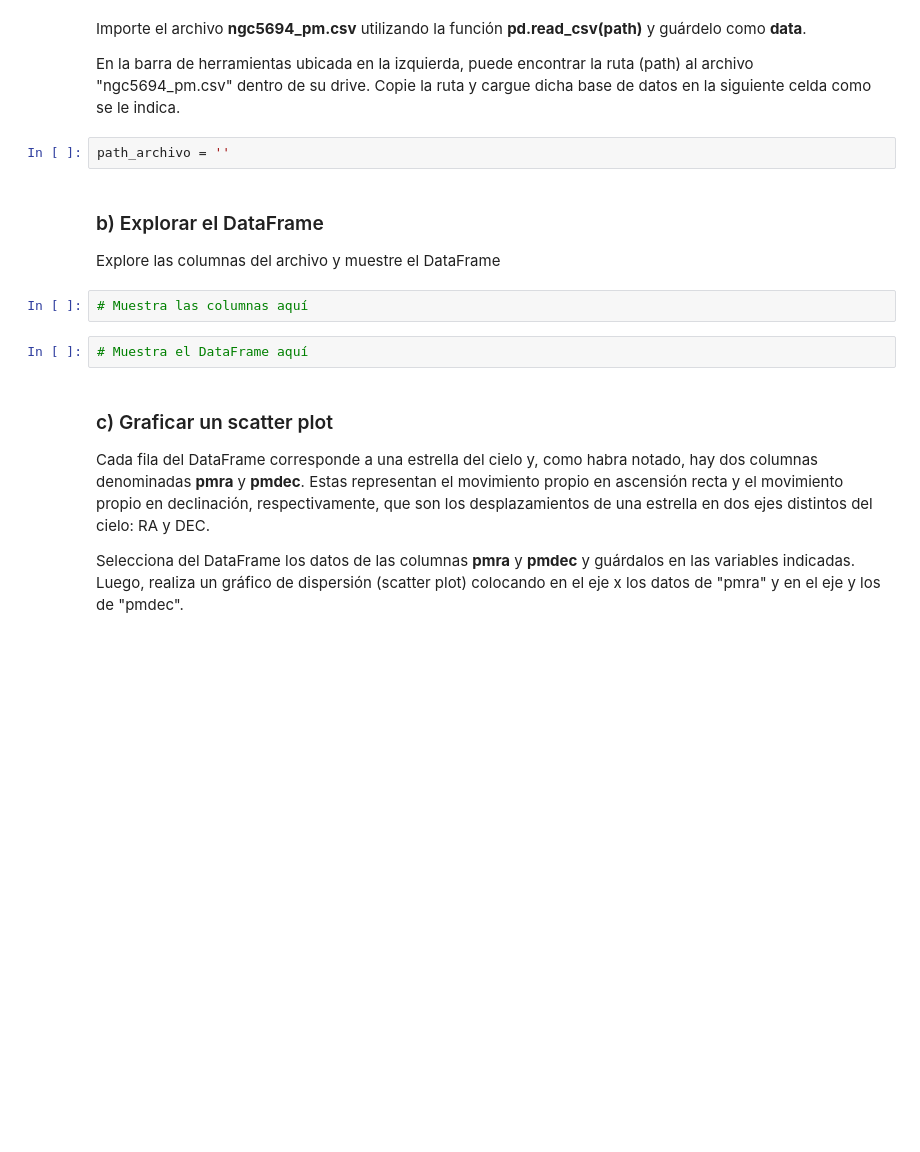
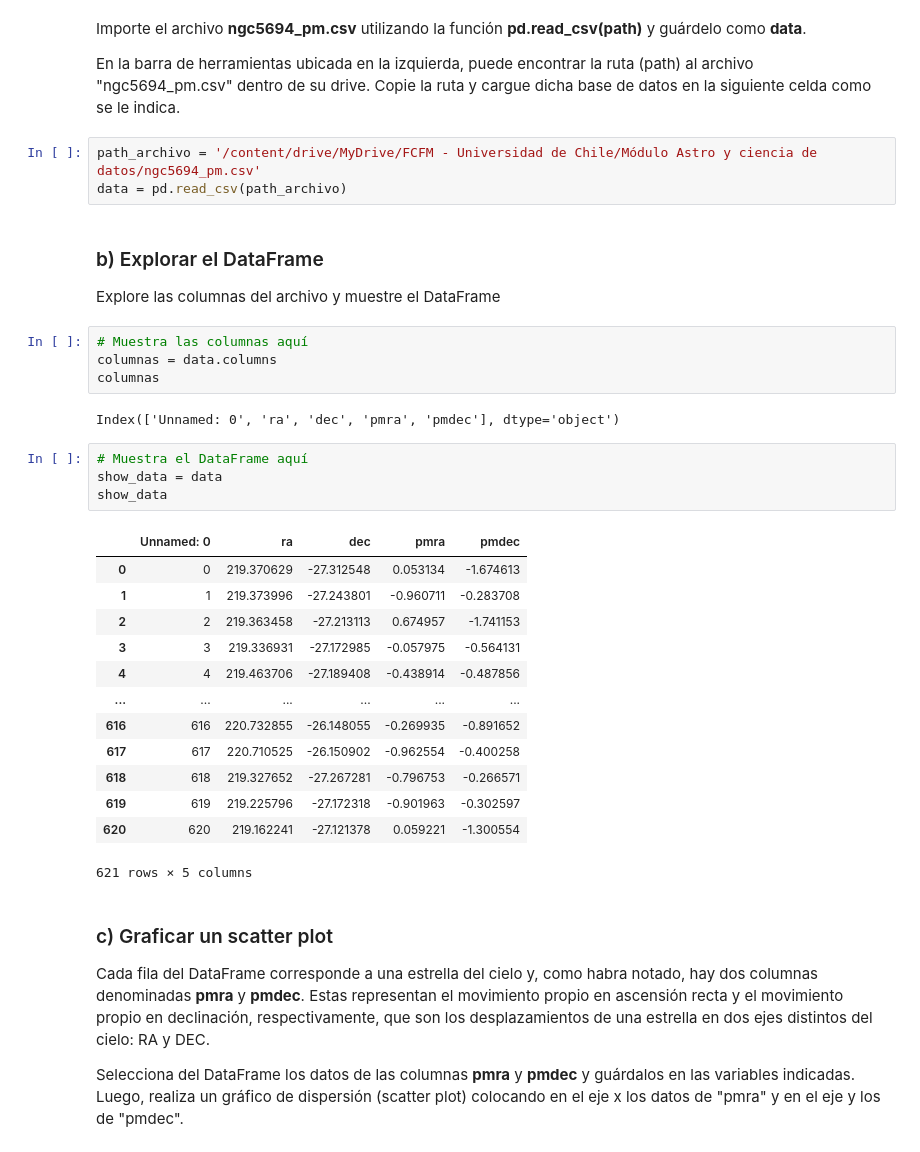
Before and after one commit to azavalac/Tarea-2-zavala, a Jupyter notebook: Tarea2.ipynb, the cells around one changed output. Drawn from its saved outputs; the diff is of its cells as text; blank space fills up the shorter version.

```diff
--- a/Tarea2.ipynb
+++ b/Tarea2.ipynb
@@ -55,15 +57,36 @@ drive.mount('/content/drive')
 Importe el archivo **ngc5694_pm.csv** utilizando la función **pd.read_csv(path)** y guárdelo como **data**.
 
 En la barra de herramientas ubicada en la izquierda, puede encontrar la ruta (path) al archivo "ngc5694_pm.csv" dentro de su drive. Copie la ruta y cargue dicha base de datos en la siguiente celda como se le indica.
-# %%
-path_archivo = ''
+# %%
+path_archivo = '/content/drive/MyDrive/FCFM - Universidad de Chile/Módulo Astro y ciencia de datos/ngc5694_pm.csv'
+data = pd.read_csv(path_archivo)
 # %% [markdown]
 ### b) Explorar el DataFrame
 Explore las columnas del archivo y muestre el DataFrame
 # %%
 # Muestra las columnas aquí
+columnas = data.columns
+columnas
+# %% [output]
+Index(['Unnamed: 0', 'ra', 'dec', 'pmra', 'pmdec'], dtype='object')
 # %%
 # Muestra el DataFrame aquí
+show_data = data
+show_data
+# %% [output]
+|  | Unnamed: 0 | ra | dec | pmra | pmdec |
+| 0 | 0 | 219.370629 | -27.312548 | 0.053134 | -1.674613 |
+| 1 | 1 | 219.373996 | -27.243801 | -0.960711 | -0.283708 |
+| 2 | 2 | 219.363458 | -27.213113 | 0.674957 | -1.741153 |
+| 3 | 3 | 219.336931 | -27.172985 | -0.057975 | -0.564131 |
+| 4 | 4 | 219.463706 | -27.189408 | -0.438914 | -0.487856 |
+| ... | ... | ... | ... | ... | ... |
+| 616 | 616 | 220.732855 | -26.148055 | -0.269935 | -0.891652 |
+| 617 | 617 | 220.710525 | -26.150902 | -0.962554 | -0.400258 |
+| 618 | 618 | 219.327652 | -27.267281 | -0.796753 | -0.266571 |
+| 619 | 619 | 219.225796 | -27.172318 | -0.901963 | -0.302597 |
+| 620 | 620 | 219.162241 | -27.121378 | 0.059221 | -1.300554 |
+621 rows × 5 columns
 # %% [markdown]
 ### c) Graficar un scatter plot
 Cada fila del DataFrame corresponde a una estrella del cielo y, como habra notado, hay dos columnas denominadas **pmra** y **pmdec**. Estas representan el movimiento propio en ascensión recta y el movimiento propio en declinación, respectivamente, que son los desplazamientos de una estrella en dos ejes distintos del cielo: RA y DEC.
```
Also changed, not shown: parts of 9 cells of this notebook.
